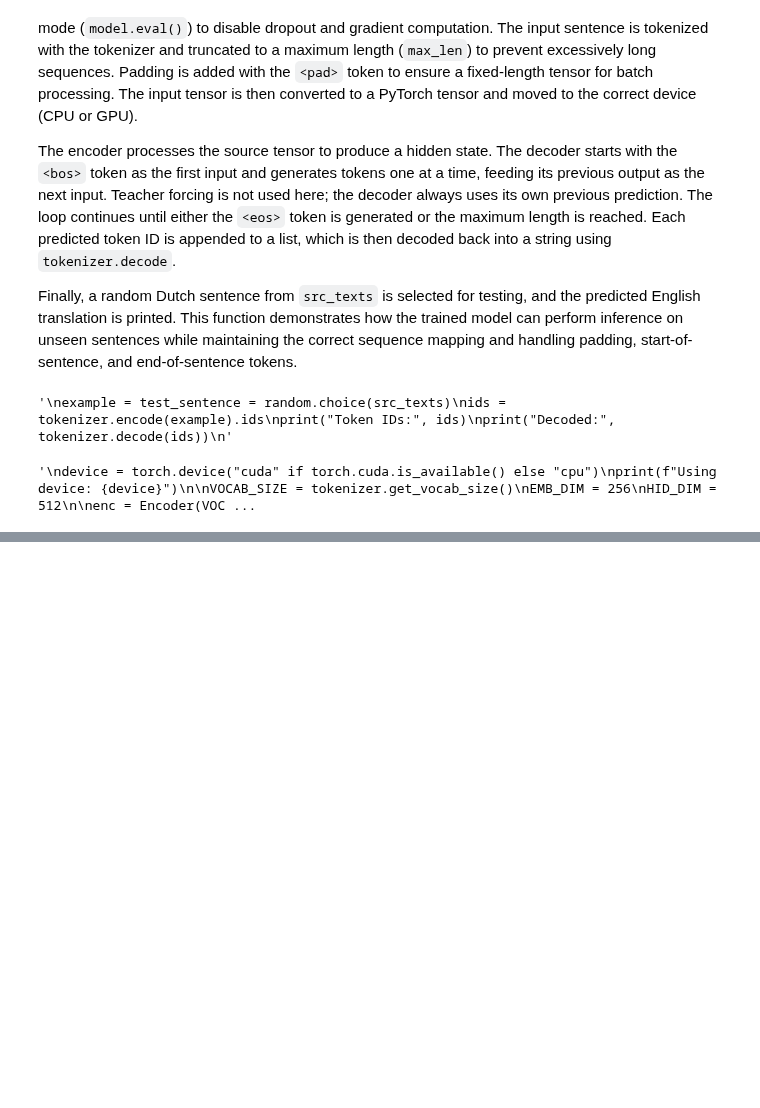
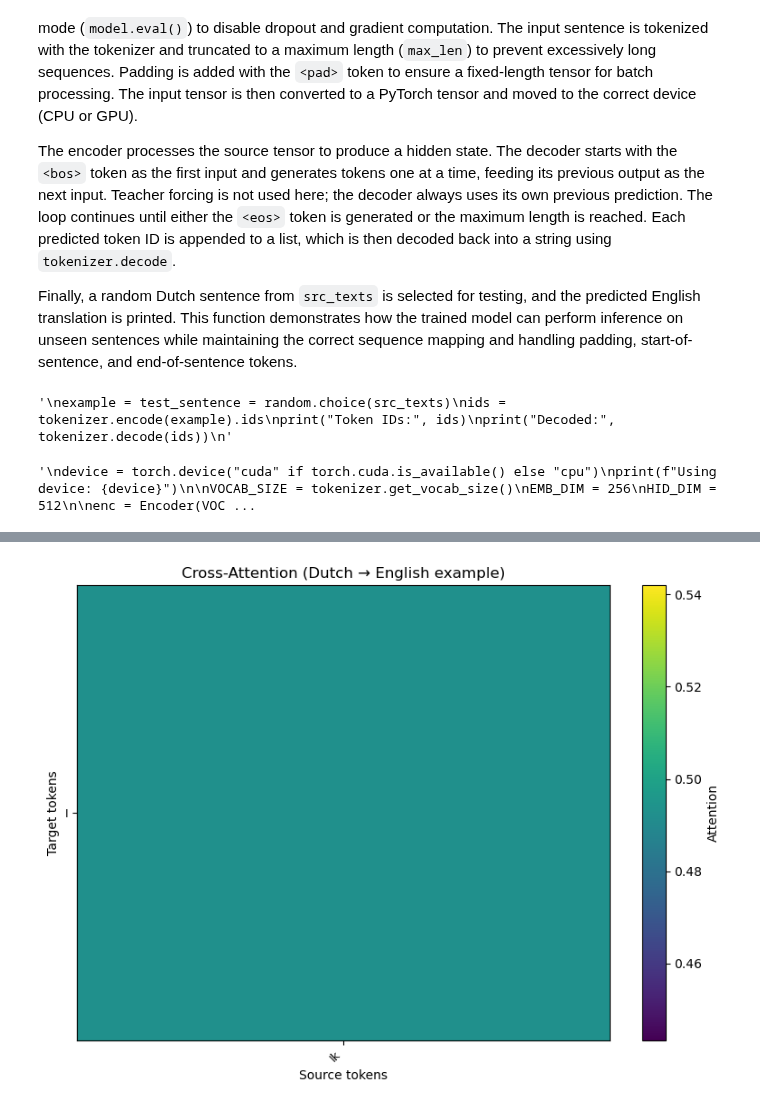
Before and after one commit to koen18138/NLP_emotion_detection, a Jupyter notebook: nlp_cia/Task 7/machine_translation.ipynb, the cells around one changed output, grey strips where cells are left out. Drawn from its saved outputs; the diff is of its cells as text; code cells hidden in the pictures; blank space fills up the shorter version.

```diff
--- a/nlp_cia/Task 7/machine_translation.ipynb
+++ b/nlp_cia/Task 7/machine_translation.ipynb
@@ -66,7 +66,7 @@ def load_and_clean_data(src_path, tgt_path, limit=None):
 src_texts, tgt_texts = load_and_clean_data(
     "./Translations/Source.nl",
     "./Translations/translations_scored.en",
-    limit=250000
+    limit=10000
 )
 
 split_idx = int(0.9 * len(src_texts))
@@ -683,0 +960,33 @@ has always been so always been always been so always been is been so always ate
+# %%
+# --- Example Usage (Dutch → English) — safetensors-first, T5 fallback ---
+from transformers import AutoTokenizer, AutoModelForSeq2SeqLM
+
+try:
+    model_name = "Helsinki-NLP/opus-mt-nl-en"
+    tokenizer = AutoTokenizer.from_pretrained(model_name)
+    model = AutoModelForSeq2SeqLM.from_pretrained(model_name, use_safetensors=True)
+    is_t5 = False
+except Exception as e:
+    print("Marian (safetensors) unavailable — falling back to T5.\n", e)
+    model_name = "google-t5/t5-small"
+    tokenizer = AutoTokenizer.from_pretrained(model_name)
+    model = AutoModelForSeq2SeqLM.from_pretrained(model_name, use_safetensors=True)
+    is_t5 = True
+
+example_src = "Ik"
+if is_t5:
+    example_src = "translate Dutch to English: " + example_src  # T5 needs a task prefix
+
+visualize_cross_attention(
+    model,
+    tokenizer,
+    example_src,
+    forced_tgt_text=None,   # or: "This is a short example sentence."
+    decoder_layer=-1,
+    head=None,
+    max_new_tokens=40,
+    figsize=(8,6),
+    title="Cross-Attention (Dutch → English example)"
+)
+# %% [output]
+[figure, added]
```
Also changed, not shown: parts of 8 cells of this notebook.
